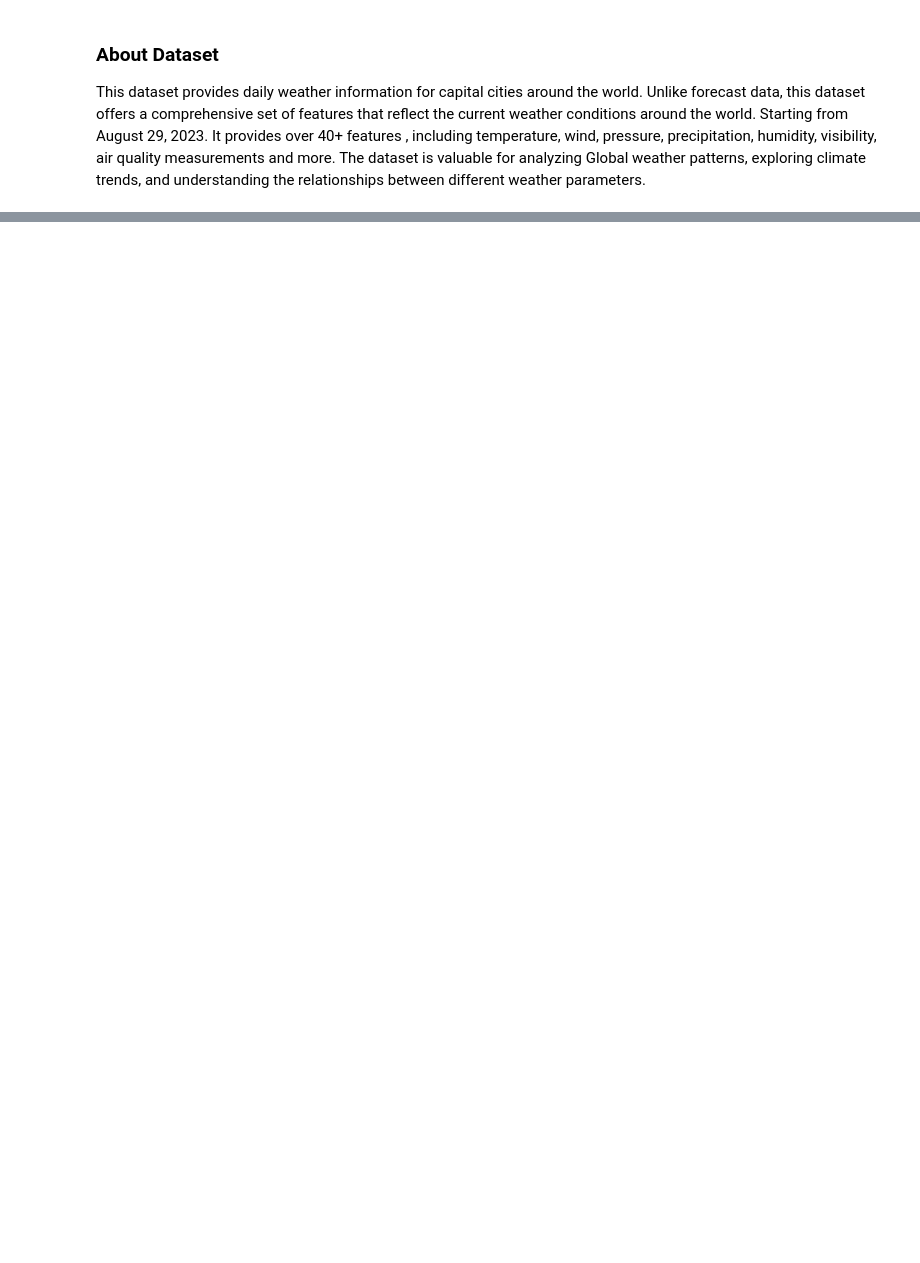
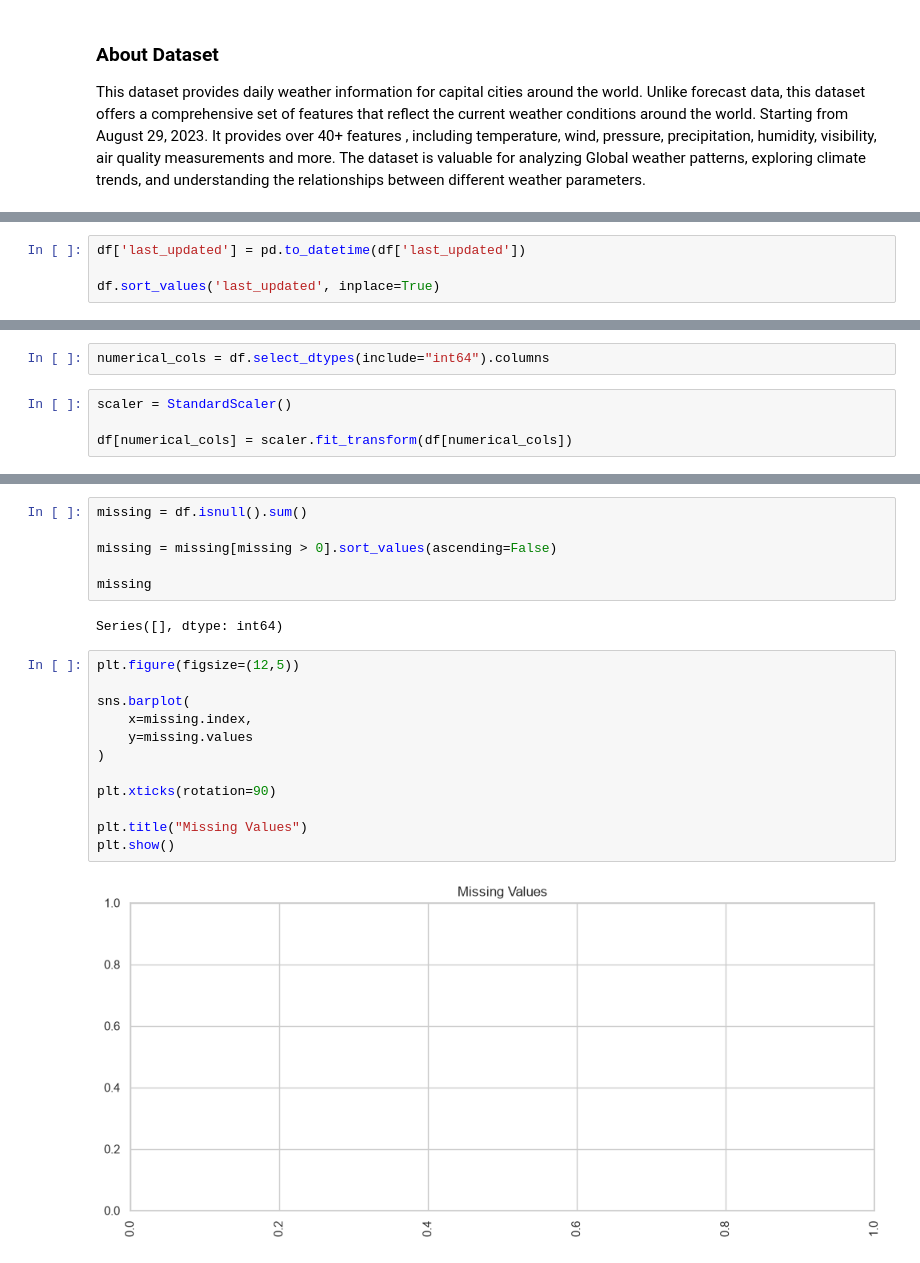
Before and after one commit to Immanuel2004/PM-Accelerator, a Jupyter notebook: DataScience/notebooks/Experiments.ipynb, the cells around one changed output, grey strips where cells are left out. Drawn from its saved outputs; the diff is of its cells as text; blank space fills up the shorter version.

```diff
--- a/DataScience/notebooks/Experiments.ipynb
+++ b/DataScience/notebooks/Experiments.ipynb
@@ -21,0 +105,4 @@ import warnings
+# %%
+df['last_updated'] = pd.to_datetime(df['last_updated'])
+
+df.sort_values('last_updated', inplace=True)
@@ -21,0 +117,6 @@ import warnings
+# %%
+numerical_cols = df.select_dtypes(include="int64").columns
+# %%
+scaler = StandardScaler()
+
+df[numerical_cols] = scaler.fit_transform(df[numerical_cols])
@@ -21,0 +139,22 @@ import warnings
+# %%
+missing = df.isnull().sum()
+
+missing = missing[missing > 0].sort_values(ascending=False)
+
+missing
+# %% [output]
+Series([], dtype: int64)
+# %%
+plt.figure(figsize=(12,5))
+
+sns.barplot(
+    x=missing.index,
+    y=missing.values
+)
+
+plt.xticks(rotation=90)
+
+plt.title("Missing Values")
+plt.show()
+# %% [output]
+[figure, added]
```
Also changed, not shown: parts of 96 cells of this notebook, 13 other files.
